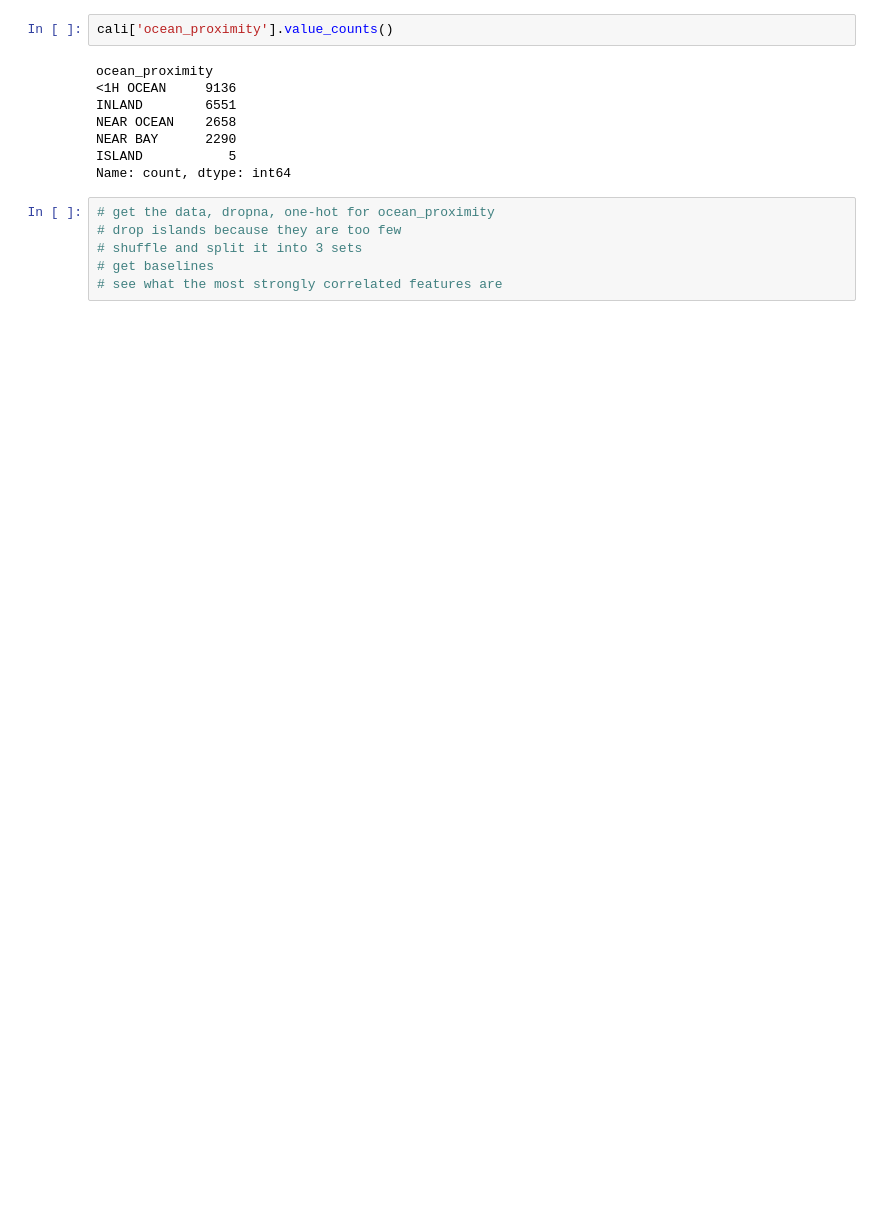
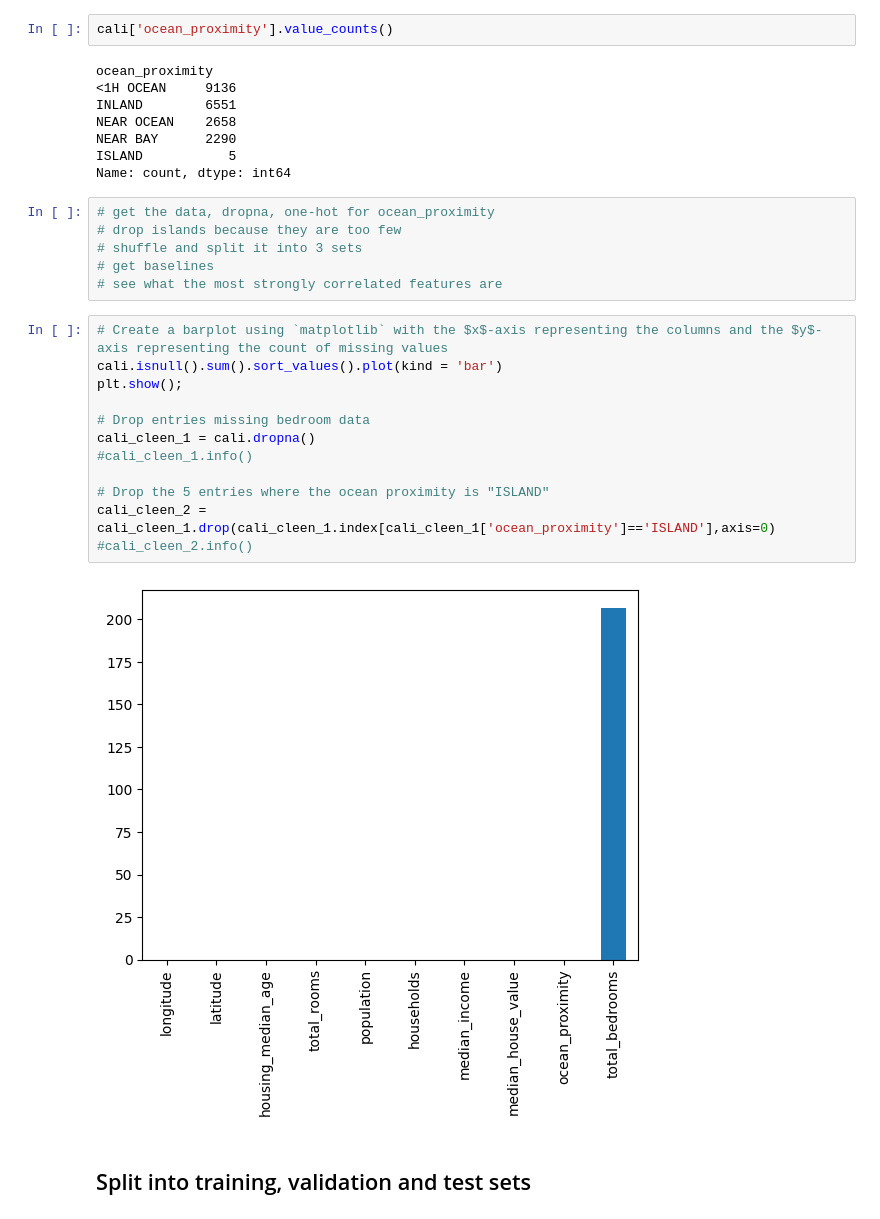
Before and after one commit to SenorMega/AI_ML-Jupyter-Notebooks, a Jupyter notebook: Module 8 - Feature Engineering and Overfitting/try_it_8.1-starter.ipynb, the cells around one changed output. Drawn from its saved outputs; the diff is of its cells as text; blank space fills up the shorter version.

```diff
--- a/Module 8 - Feature Engineering and Overfitting/try_it_8.1-starter.ipynb
+++ b/Module 8 - Feature Engineering and Overfitting/try_it_8.1-starter.ipynb
@@ -70,3 +70,19 @@ Name: count, dtype: int64
 # shuffle and split it into 3 sets
 # get baselines
 # see what the most strongly correlated features are
+# %%
+# Create a barplot using `matplotlib` with the $x$-axis representing the columns and the $y$-axis representing the count of missing values
+cali.isnull().sum().sort_values().plot(kind = 'bar')
+plt.show();
+
+# Drop entries missing bedroom data
+cali_cleen_1 = cali.dropna()
+#cali_cleen_1.info()
+
+# Drop the 5 entries where the ocean proximity is "ISLAND"
+cali_cleen_2 = cali_cleen_1.drop(cali_cleen_1.index[cali_cleen_1['ocean_proximity']=='ISLAND'],axis=0)
+#cali_cleen_2.info()
+# %% [output]
+[figure, added]
+# %% [markdown]
+## Split into training, validation and test sets
```
Also changed, not shown: parts of 11 cells of this notebook, 1 other file.
